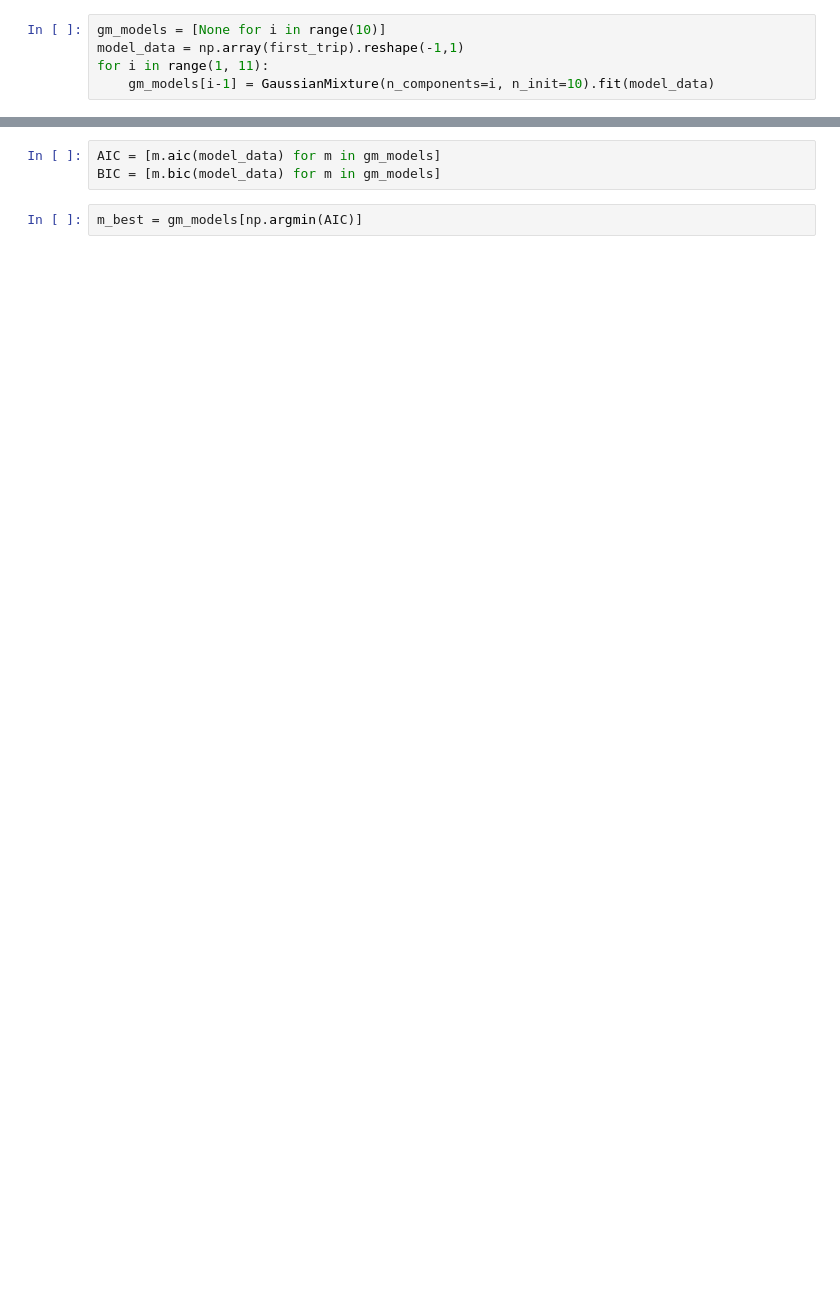
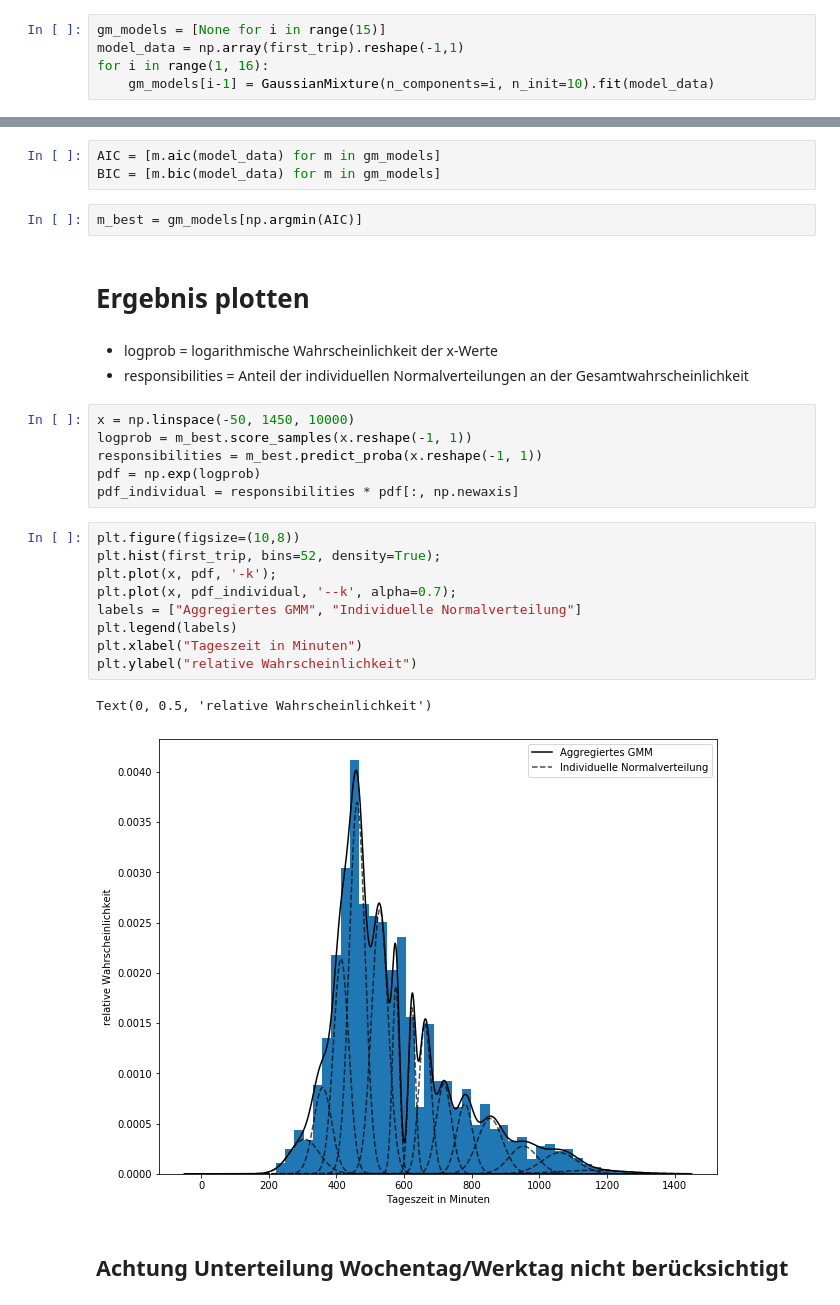
Before and after one commit to t-ober/ev-modelling, a Jupyter notebook: Model Elements/Initial Departure Time.ipynb, the cells around one changed output, grey strips where cells are left out. Cells and saved outputs as stored; diff of their text form; blank space fills up the shorter version.

```diff
--- a/Model Elements/Initial Departure Time.ipynb
+++ b/Model Elements/Initial Departure Time.ipynb
@@ -42,7 +44,7 @@ from sklearn.mixture import GaussianMixture
 # %%
 model_data = np.array(first_trip).reshape(-1,1)
 # %%
-gm_models = [None for i in range(10)]
+gm_models = [None for i in range(15)]
 model_data = np.array(first_trip).reshape(-1,1)
-for i in range(1, 11):
+for i in range(1, 16):
     gm_models[i-1] = GaussianMixture(n_components=i, n_init=10).fit(model_data)
@@ -51,3 +58,28 @@ AIC = [m.aic(model_data) for m in gm_models]
 BIC = [m.bic(model_data) for m in gm_models]
 # %%
 m_best = gm_models[np.argmin(AIC)]
+# %% [markdown]
+# Ergebnis plotten
+# %% [markdown]
+* logprob = logarithmische Wahrscheinlichkeit der x-Werte
+* responsibilities = Anteil der individuellen Normalverteilungen an der Gesamtwahrscheinlichkeit
+# %%
+x = np.linspace(-50, 1450, 10000)
+logprob = m_best.score_samples(x.reshape(-1, 1))
+responsibilities = m_best.predict_proba(x.reshape(-1, 1))
+pdf = np.exp(logprob)
+pdf_individual = responsibilities * pdf[:, np.newaxis]
+# %%
+plt.figure(figsize=(10,8))
+plt.hist(first_trip, bins=52, density=True);
+plt.plot(x, pdf, '-k');
+plt.plot(x, pdf_individual, '--k', alpha=0.7);
+labels = ["Aggregiertes GMM", "Individuelle Normalverteilung"]
+plt.legend(labels)
+plt.xlabel("Tageszeit in Minuten")
+plt.ylabel("relative Wahrscheinlichkeit")
+# %% [output]
+Text(0, 0.5, 'relative Wahrscheinlichkeit')
+[figure, added]
+# %% [markdown]
+## Achtung Unterteilung Wochentag/Werktag nicht berücksichtigt
```
Also changed, not shown: parts of 3 cells of this notebook, 3 other files.
